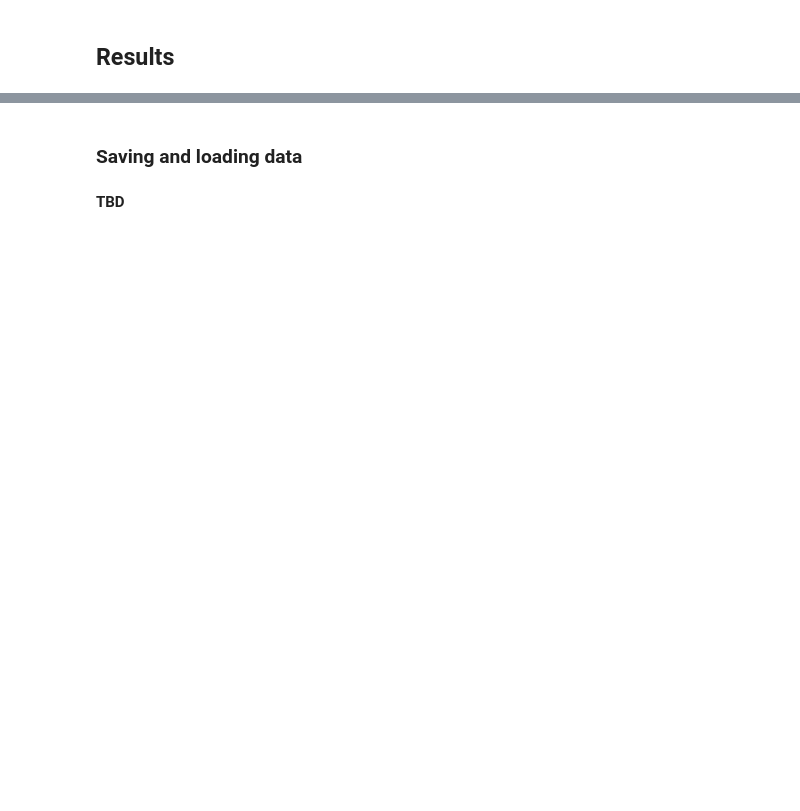
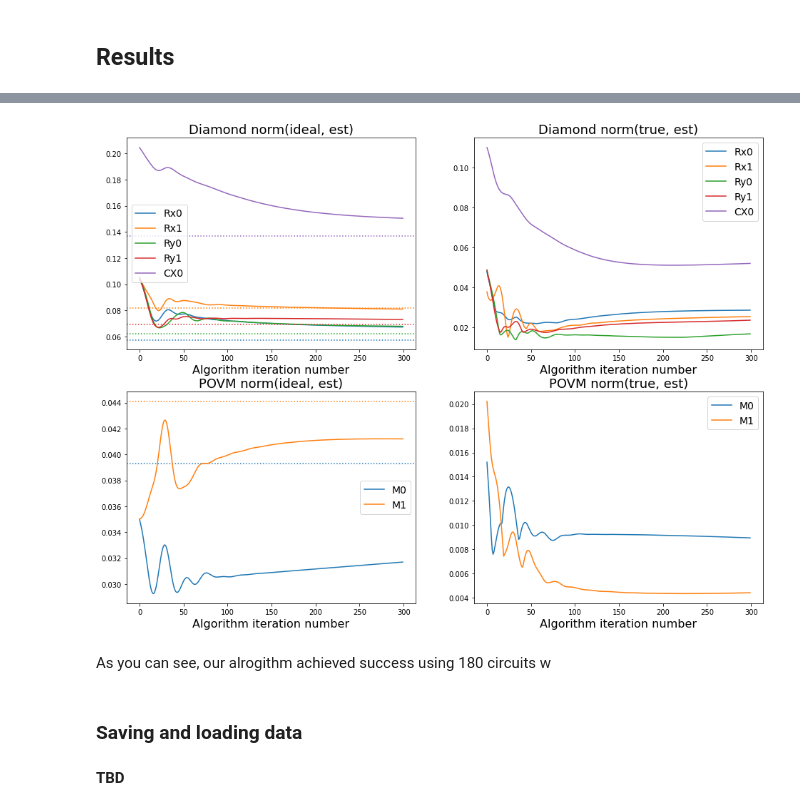
Before and after one commit to Q-c7/monitoring-system, a Jupyter notebook: tomography-tutorial.ipynb, the cells around one changed output, grey strips where cells are left out. Saved outputs shown, nothing was run; the diff lists cells and outputs as text; code cells hidden in the pictures; blank space fills up the shorter version.

```diff
--- a/tomography-tutorial.ipynb
+++ b/tomography-tutorial.ipynb
@@ -363,0 +361,15 @@ HLINES = {'Rx': [0.9713, 0.95422],  # fids -> norms
+# %%
+from collections import defaultdict
+HLINES = defaultdict(list)
+
+for label in QC_t.hidden_gates_dict:
+    sublist = QC_t.hidden_gates_dict[label]
+    for idx, gate in enumerate(sublist):
+        if label == 'CX':
+            HLINES[label].append(util.diamond_norm_2q(gate, default_pure_channels[label]))
+        elif label == 'M':
+            HLINES[label].append(util.get_povm_dist(gate, default_pure_channels[label]))
+        else:
+            HLINES[label].append(util.diamond_norm_1q(gate, default_pure_channels[label]))
+
+COLORS = ['tab:blue', 'tab:orange', 'tab:green', 'tab:red', 'tab:purple', 'tab:gray']
@@ -419,21 +413,0 @@ pass
-# %%
-fig, ax = plt.subplots(figsize=(8, 6))
-clr_idx = 0
-
-for key in fids_dict.keys():
-    try:
-        nam, idx, qwe = key
-    except ValueError:
-        continue
-    if qwe == 't' and nam in ['M']:
-        plt.plot(np.abs(fids_dict[nam, idx, qwe]), label=f'{nam}{idx}', color=COLORS[clr_idx])
-        clr_idx += 1
-
-ax.set_title(r'$\Delta$POVM(true, est)', {"size":16})
-ax.set_xlabel('Algorithm iteration number', {"size":16})
-# ax.set_ylabel('M(true, est)', {"size":16})
-
-plt.legend(prop={'size': 14})
-plt.savefig("fid_M_true.png")
-ax.set_ylim(0.0, 0.10)
-pass
@@ -468,3 +447,12 @@ pass
+# %%
+fig, axarr = plt.subplots(2, 2, figsize=(16, 12))
+ax1, ax2, ax3, ax4 = [a for sublist in axarr for a in sublist]
+plot_diamond_norms(ax1, ax2)
+plot_povm_norms(ax3, ax4)
+# %% [output]
+[figure, added]
+# %% [markdown]
+As you can see, our alrogithm achieved success using 180 circuits w
 # %% [markdown]
 ### Saving and loading data
 # %% [markdown]
```
Also changed, not shown: parts of 20 cells of this notebook, 1 other file.
